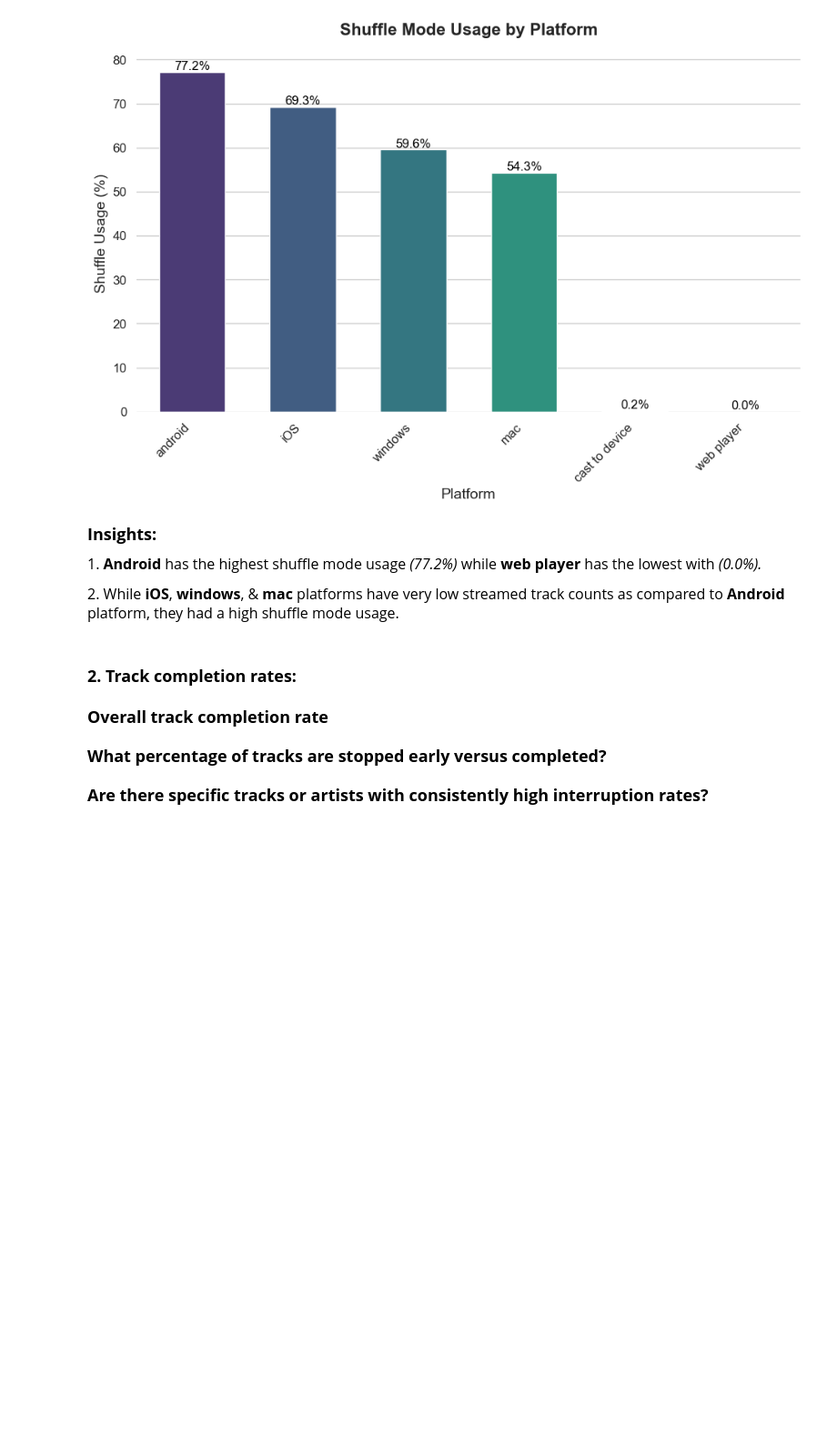
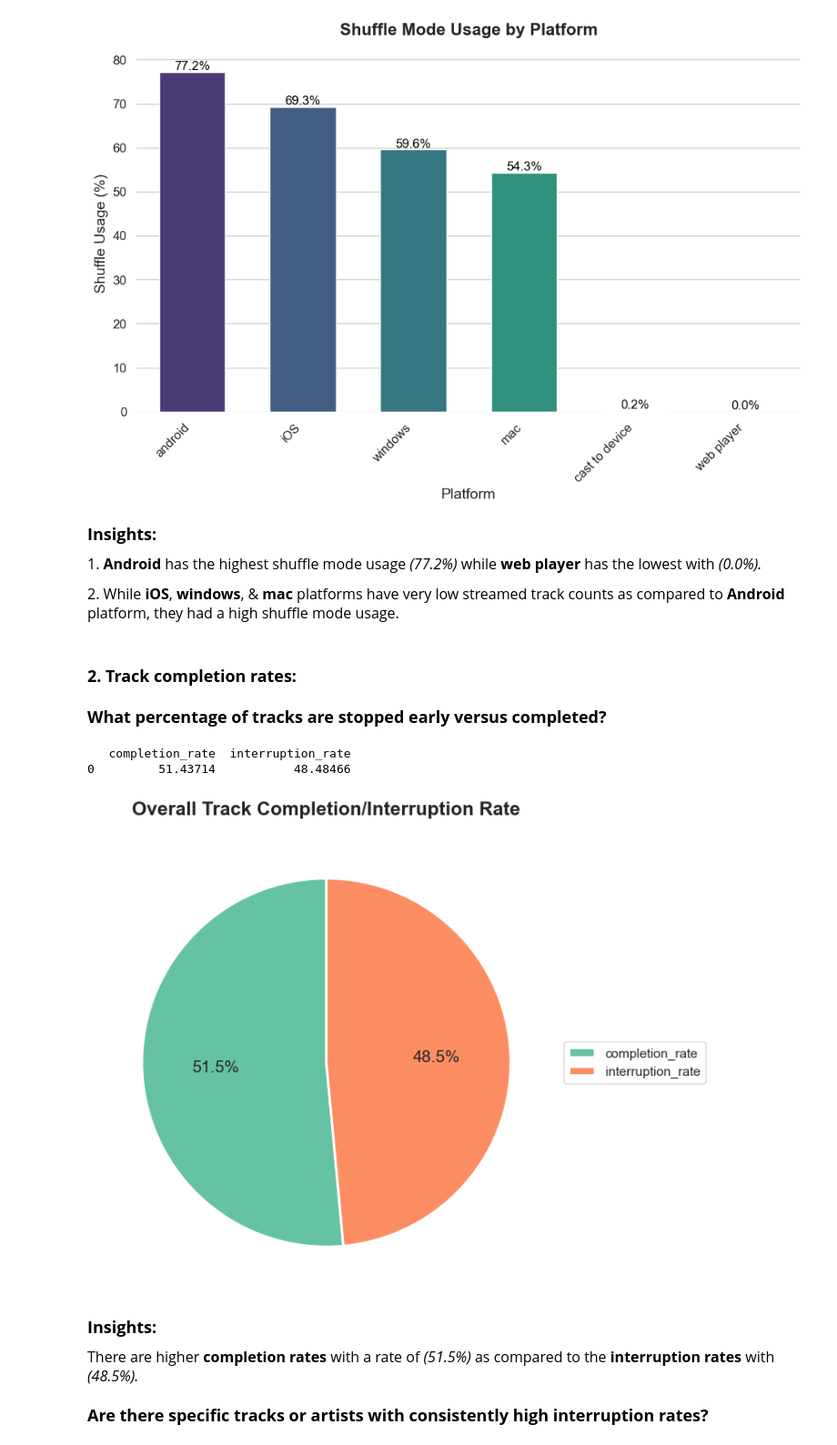
Before and after one commit to Equivocal-Richie/Spotify_Dataset_Analysis, a Jupyter notebook: Business_Analysis.ipynb, the cells around one changed output. Shown at 91% size. Saved outputs shown, nothing was run; the diff lists cells and outputs as text; code cells hidden in the pictures; blank space fills up the shorter version.

```diff
--- a/Business_Analysis.ipynb
+++ b/Business_Analysis.ipynb
@@ -221,9 +221,53 @@ plt.show()
 <p style="font-size:16px">2. While <b>iOS</b>, <b>windows</b>, & <b>mac</b> platforms have very low streamed track counts as compared to <b>Android</b> platform, they had a high shuffle mode usage.</i> </p>
 # %% [markdown]
 <h3><b>2. Track completion rates:</b></h3>
-# %% [markdown]
-<p style="font-size:18px;"><b>Overall track completion rate</b></p>
 # %% [markdown]
 <p style="font-size:18px;"><b>What percentage of tracks are stopped early versus completed?</b></p>
+# %%
+query4 = """
+-- Calculate overall track completion rate
+SELECT
+    COUNT(CASE WHEN reason_end = 'trackdone' THEN 1 END) * 100.0 / COUNT(*) AS completion_rate,  -- Percentage of completed tracks
+    COUNT(CASE WHEN reason_end != 'trackdone' THEN 1 END) * 100.0 / COUNT(*) AS interruption_rate  -- Percentage of interrupted tracks
+FROM clean_spotify_data;
+"""
+overall_completion_df = pd.read_sql(query4, engine)
+print(overall_completion_df.head())
+# %% [output]
+   completion_rate  interruption_rate
+0         51.43714           48.48466
+# %%
+# 1. Create the figure and axes
+plt.figure(figsize=(7, 7))  # Make it a square for a better pie chart
+
+# 2. Convert DataFrame to dictionary (as you did)
+data = overall_completion_df.iloc[0].to_dict()
+labels = list(data.keys())
+values = list(data.values())
+
+# 3. Define colors
+colors = sns.color_palette("Set2")  # Or choose another palette
+
+# 4. Create the pie chart with improved formatting
+plt.pie(values, autopct='%1.1f%%', startangle=90, colors=colors,
+        textprops={'fontsize': 14},  # Larger text size for labels
+        wedgeprops={"linewidth": 2, "edgecolor": "white"})  # Add white edges
+
+# 5. Add a title with improved formatting
+plt.title('Overall Track Completion/Interruption Rate', fontsize=16, fontweight='bold', pad=15)
+
+# 6. Ensure the circle's proportion
+plt.gca().set_aspect('equal')  # Important for a proper circle
+
+# 7. Add a legend
+plt.legend(labels, loc="center left", bbox_to_anchor=(1, 0, 0.5, 1))
+
+# 8. Show the plot
+plt.show()
+# %% [output]
+[figure, added]
+# %% [markdown]
+<p style="font-size:18px"><b>Insights:</b></p>
+<p style="font-size:16px"> There are higher <b>completion rates</b> with a rate of <i>(51.5%)</i> as compared to the <b>interruption rates</b> with <i>(48.5%).</i> </p>
 # %% [markdown]
 <p style="font-size:18px;"><b>Are there specific tracks or artists with consistently high interruption rates?</b></p>
```
Also changed, not shown: parts of 4 cells of this notebook.
